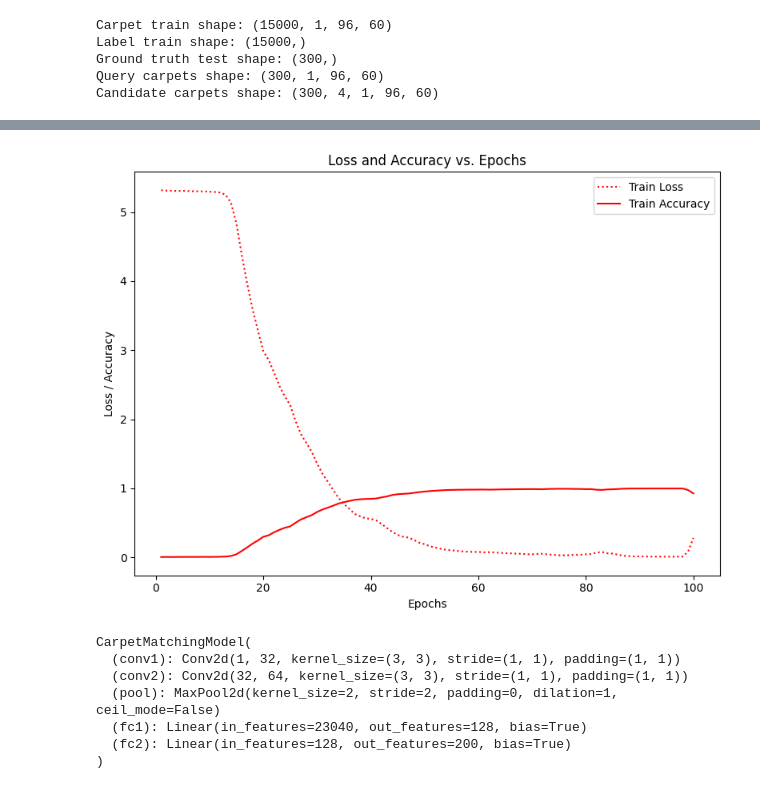
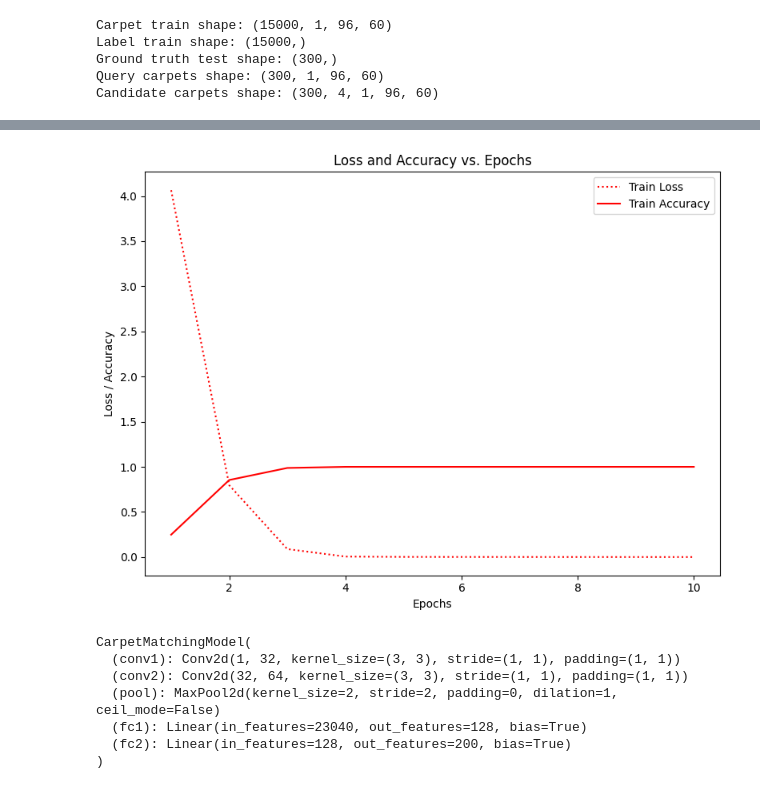
Before and after one commit to sambhav97/tue-deeplearning, a Jupyter notebook: assignments/assignment_1/Assignment_1.ipynb, the cells around one changed output, grey strips where cells are left out. Saved outputs shown, nothing was run; the diff lists cells and outputs as text; code cells hidden in the pictures.

```diff
--- a/assignments/assignment_1/Assignment_1.ipynb
+++ b/assignments/assignment_1/Assignment_1.ipynb
@@ -503,13 +437,18 @@ class CarpetMatchingModel(nn.Module):
         self.fc1 = nn.Linear(23040, 128)
         self.fc2 = nn.Linear(128, num_classes)
 
-    def forward(self, x):
+    def forward_once(self, x):
         x = self.pool(torch.relu(self.conv1(x)))
         x = self.pool(torch.relu(self.conv2(x)))
         x = x.view(x.size(0), -1)
         x = torch.relu(self.fc1(x))
         x = self.fc2(x)
         return x
+
+    def forward(self, input1, input2):
+        output1 = self.forward_once(input1)
+        output2 = self.forward_once(input2)
+        return torch.abs(output1 - output2)
 # %%
 model = CarpetMatchingModel(num_classes=200)
 loss_func = F.cross_entropy
@@ -529,8 +468,13 @@ y_tensor = y_tensor.to(device)
 queries_tensor = queries_tensor.to(device)
 targets_tensor = targets_tensor.to(device)
 # %%
-num_epochs = 100
+num_epochs = 10
+
+# Define the batch size
 batch_size = 64
+
+# Adjust batch size to be divisible by 2
+batch_size = batch_size if batch_size % 2 == 0 else batch_size - 1
 
 train_losses = []
 train_accuracies = []
@@ -542,13 +486,15 @@ for epoch in range(num_epochs):
 
     # Mini-batch training
     for i in range(0, X_tensor.size(0), batch_size):
-        inputs = X_tensor[i:i+batch_size]
-        labels = y_tensor[i:i+batch_size]
+        inputs1 = X_tensor[i:i+batch_size:2]     # Select even indices for inputs1
+        inputs2 = X_tensor[i+1:i+batch_size+1:2]  # Select odd indices for inputs2
+
+        labels = y_tensor[i:i+batch_size:2]       # Select labels for inputs1
 
         optimizer.zero_grad()
 
         # Forward pass
-        outputs = model(inputs)
+        outputs = model(inputs1, inputs2)  # Pass different inputs to the model
         loss = loss_func(outputs, labels)
 
         # Backward pass and optimization
@@ -605,4 +544,4 @@ EPOCH: 100/100 LOSS: 0.2818 ACC: 0.9265
-[figure, old version]
+[figure, new version]
 CarpetMatchingModel(
   (conv1): Conv2d(1, 32, kernel_size=(3, 3), stride=(1, 1), padding=(1, 1))
   (conv2): Conv2d(32, 64, kernel_size=(3, 3), stride=(1, 1), padding=(1, 1))
```
Also changed, not shown: parts of 9 cells of this notebook.
